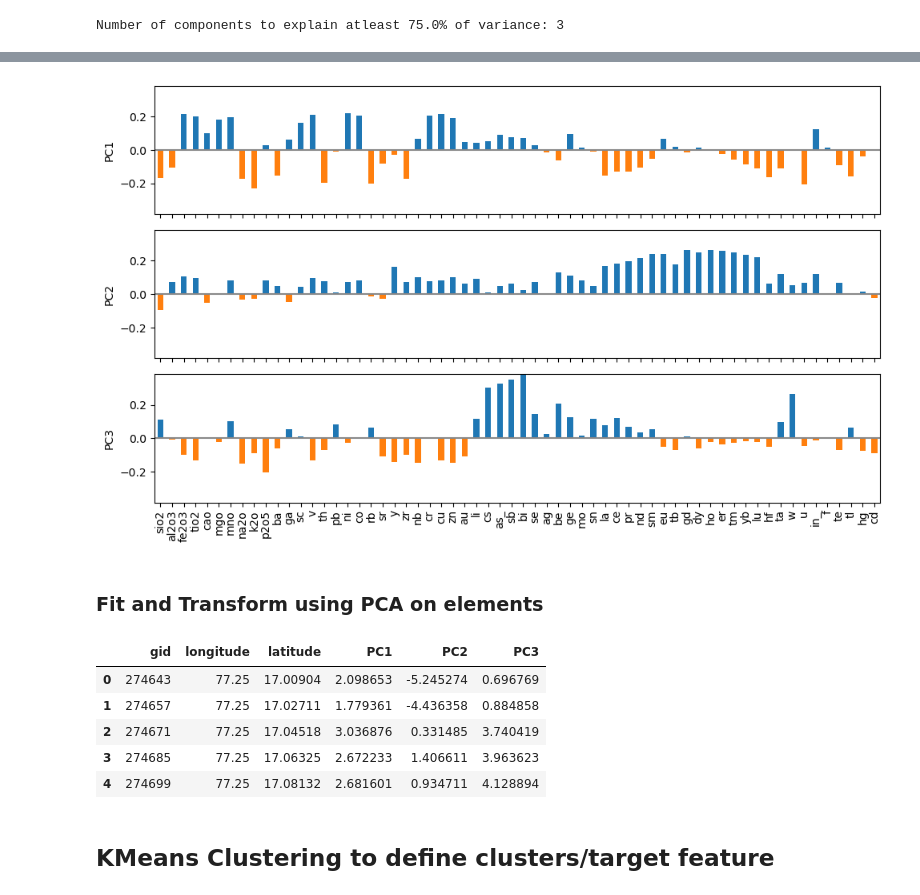
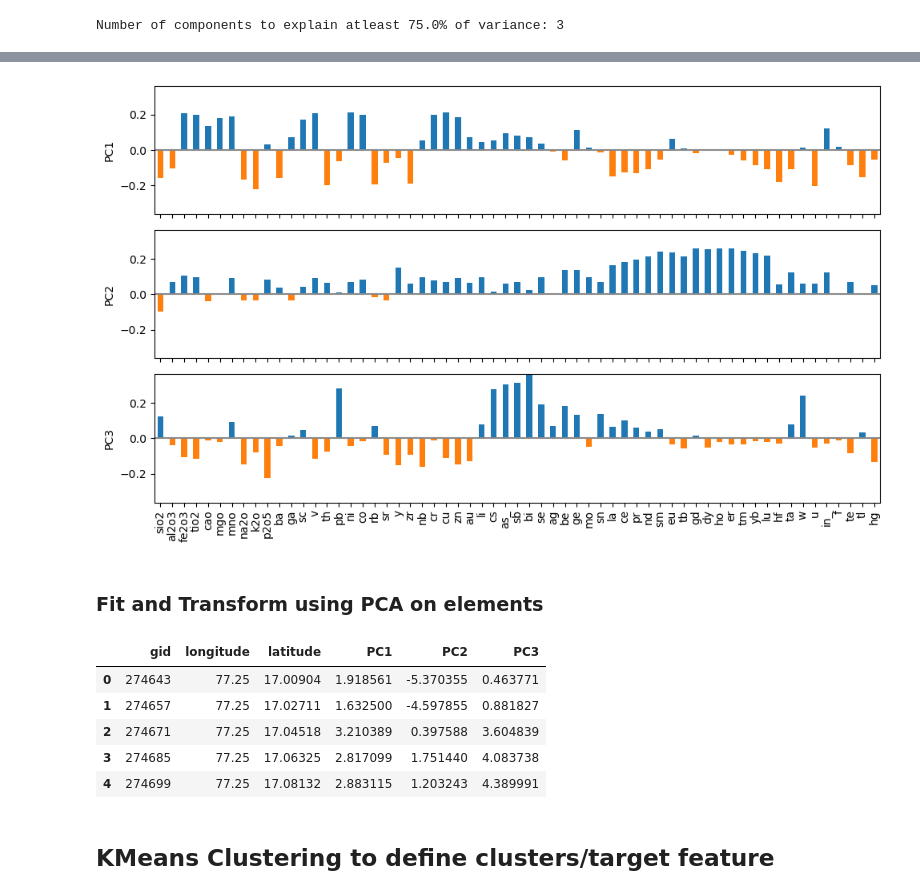
Before and after one commit to Ashish-Sasna/CMT-GSC-AI, a Jupyter notebook: Predict Cluster-Kodangal.ipynb, the cells around one changed output, grey strips where cells are left out. Cells and saved outputs as stored; diff of their text form; code cells hidden in the pictures.

```diff
--- a/Predict Cluster-Kodangal.ipynb
+++ b/Predict Cluster-Kodangal.ipynb
@@ -174,10 +52,0 @@ str_sed_data['zr'] = winsorize(str_sed_data['zr'], limits=(0.05, 0.05))
-# %%
-for elem in str_elem:
-    if elem not in ['au', 'zr', 'cu', 'la']:
-        Q1 = str_sed_data[elem].quantile(0.25)
-        Q3 = str_sed_data[elem].quantile(0.75)
-        IQR = Q3 - Q1
-        lwr_bnd = Q1 - (1.5 * IQR)
-        upr_bnd = Q3 + (1.5 * IQR)
-
-        str_sed_data[elem] = str_sed_data[elem].apply(lambda x: upr_bnd if x > upr_bnd else x)
@@ -214,13 +57,13 @@ plt.show()
 # %%
 str_elem_df = str_sed_data[str_elem]
 
-sc = StandardScaler()
+sc = util.StandardScaler()
 
 norm_str_elem = sc.fit_transform(str_elem_df)
 
-norm_str_elem_df = pd.DataFrame(norm_str_elem,
-                                index=str_elem_df.index,
-                                columns=str_elem)
+norm_str_elem_df = util.pd.DataFrame(norm_str_elem,
+                                    index=str_elem_df.index,
+                                    columns=str_elem)
 
 norm_str_elem_df.head()
 # %% [output]
@@ -234,8 +77,5 @@ norm_str_elem_df.head()
-# %%
-norm_str_elem_df['cd'] = norm_str_elem_df['cd'].fillna(0)
-norm_str_elem_df['hg'] = norm_str_elem_df['hg'].fillna(0)
 # %%
-pca = PCA(n_components=10)
+pca = util.PCA(n_components=10)
 pca.fit(norm_str_elem_df)
 # %% [output]
 PCA(n_components=10)
@@ -262,31 +112,31 @@ array([0.25862795, 0.20653638, 0.07007365, 0.04354085, 0.03846875,
 # %%
 loadings = pca.components_
 num_com_to_plot = 3
 loadings_to_plot = loadings[:num_com_to_plot]
-loadings_df = pd.DataFrame(loadings_to_plot,
-                           columns=str_elem)
+loadings_df = util.pd.DataFrame(loadings_to_plot,
+                                columns=str_elem)
 
 # Calculate the maximum absolute value for setting y-axis limits
-max_pc = 1.01 * np.max(np.abs(loadings_to_plot))
+max_pc = 1.01 * util.np.max(util.np.abs(loadings_to_plot))
 
 # Plot loadings for each principal component
-fig, axes = plt.subplots(num_com_to_plot,
-                         1,
-                         figsize=(10, 6),
-                         sharex=True)
+fig, axes = util.plt.subplots(num_com_to_plot,
+                              1,
+                              figsize=(10, 6),
+                              sharex=True)
 
 for i, ax in enumerate(axes):
     pc_loadings = loadings_df.iloc[i]
     colors = ['C0' if l > 0 else 'C1' for l in pc_loadings]
     ax.axhline(color='#888888')
     pc_loadings.plot.bar(ax=ax, color=colors)
     ax.set_ylabel(f'PC{i+1}')
     ax.set_ylim(-max_pc, max_pc)
 
-plt.tight_layout()
-plt.show()
+util.plt.tight_layout()
+util.plt.show()
 # %% [output]
-[figure, old version]
+[figure, new version]
 # %% [markdown]
 ### Fit and Transform using PCA on elements
 # %%
@@ -294,16 +144,16 @@ pca = PCA(n_components=3)
 pca_elem = pca.fit_transform(norm_str_elem_df)
 # %%
-pca_str_sed_df = pd.concat([str_sed_data[['gid', 'longitude', 'latitude']],
-                            pd.DataFrame(pca_elem, columns=['PC1', 'PC2', 'PC3'])],
-                           axis=1)
+pca_str_sed_df = util.pd.concat([str_sed_data[['gid', 'longitude', 'latitude']],
+                                 util.pd.DataFrame(pca_elem, columns=['PC1', 'PC2', 'PC3'])],
+                                axis=1)
 pca_str_sed_df.head()
 # %% [output]
 |  | gid | longitude | latitude | PC1 | PC2 | PC3 |
-| 0 | 274643 | 77.25 | 17.00904 | 2.098653 | -5.245274 | 0.696769 |
-| 1 | 274657 | 77.25 | 17.02711 | 1.779361 | -4.436358 | 0.884858 |
-| 2 | 274671 | 77.25 | 17.04518 | 3.036876 | 0.331485 | 3.740419 |
-| 3 | 274685 | 77.25 | 17.06325 | 2.672233 | 1.406611 | 3.963623 |
-| 4 | 274699 | 77.25 | 17.08132 | 2.681601 | 0.934711 | 4.128894 |
+| 0 | 274643 | 77.25 | 17.00904 | 1.918561 | -5.370355 | 0.463771 |
+| 1 | 274657 | 77.25 | 17.02711 | 1.632500 | -4.597855 | 0.881827 |
+| 2 | 274671 | 77.25 | 17.04518 | 3.210389 | 0.397588 | 3.604839 |
+| 3 | 274685 | 77.25 | 17.06325 | 2.817099 | 1.751440 | 4.083738 |
+| 4 | 274699 | 77.25 | 17.08132 | 2.883115 | 1.203243 | 4.389991 |
 # %% [markdown]
 ## KMeans Clustering to define clusters/target feature
 # %% [markdown]
```
Also changed, not shown: parts of 31 cells of this notebook, 1 other file.
